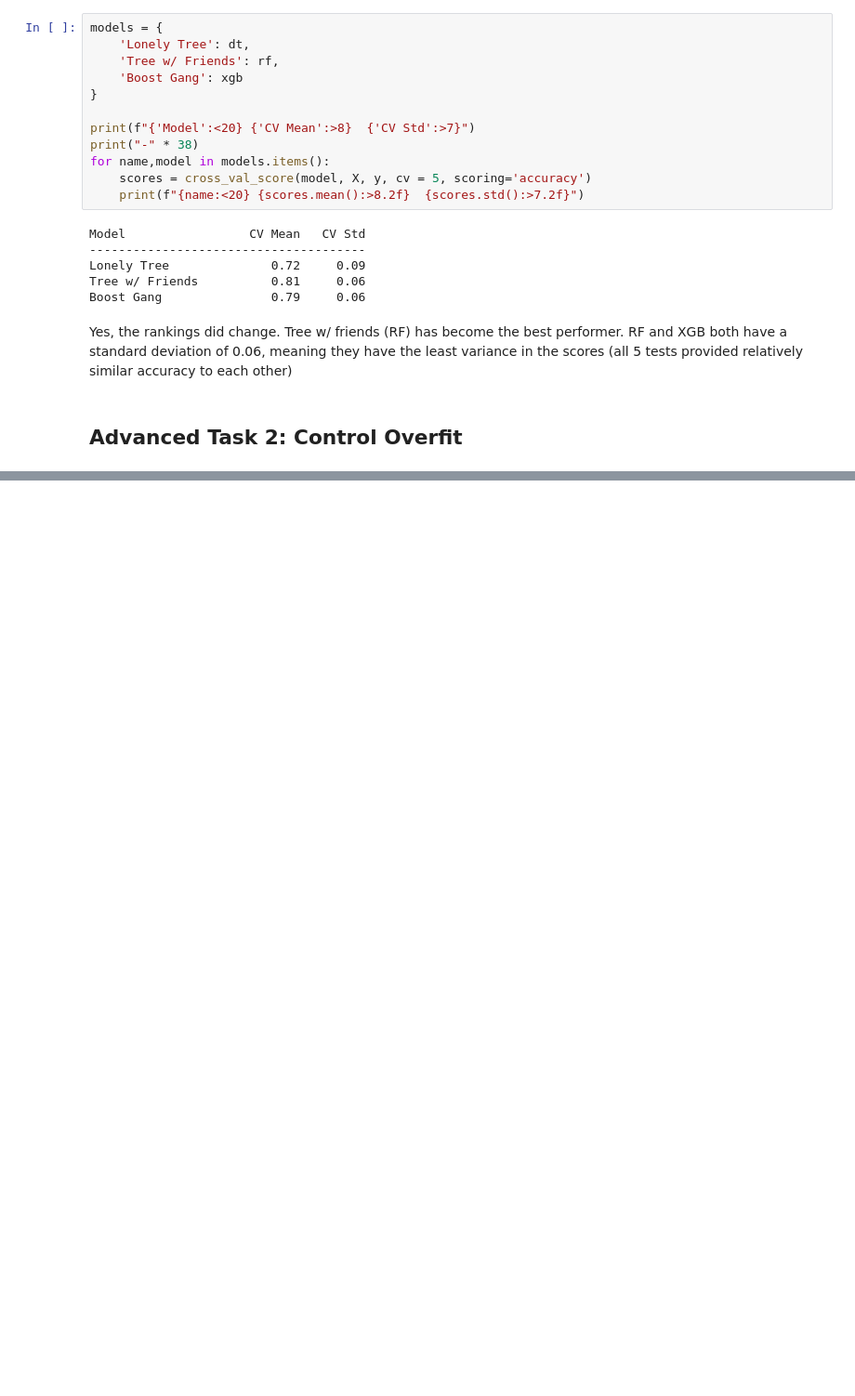
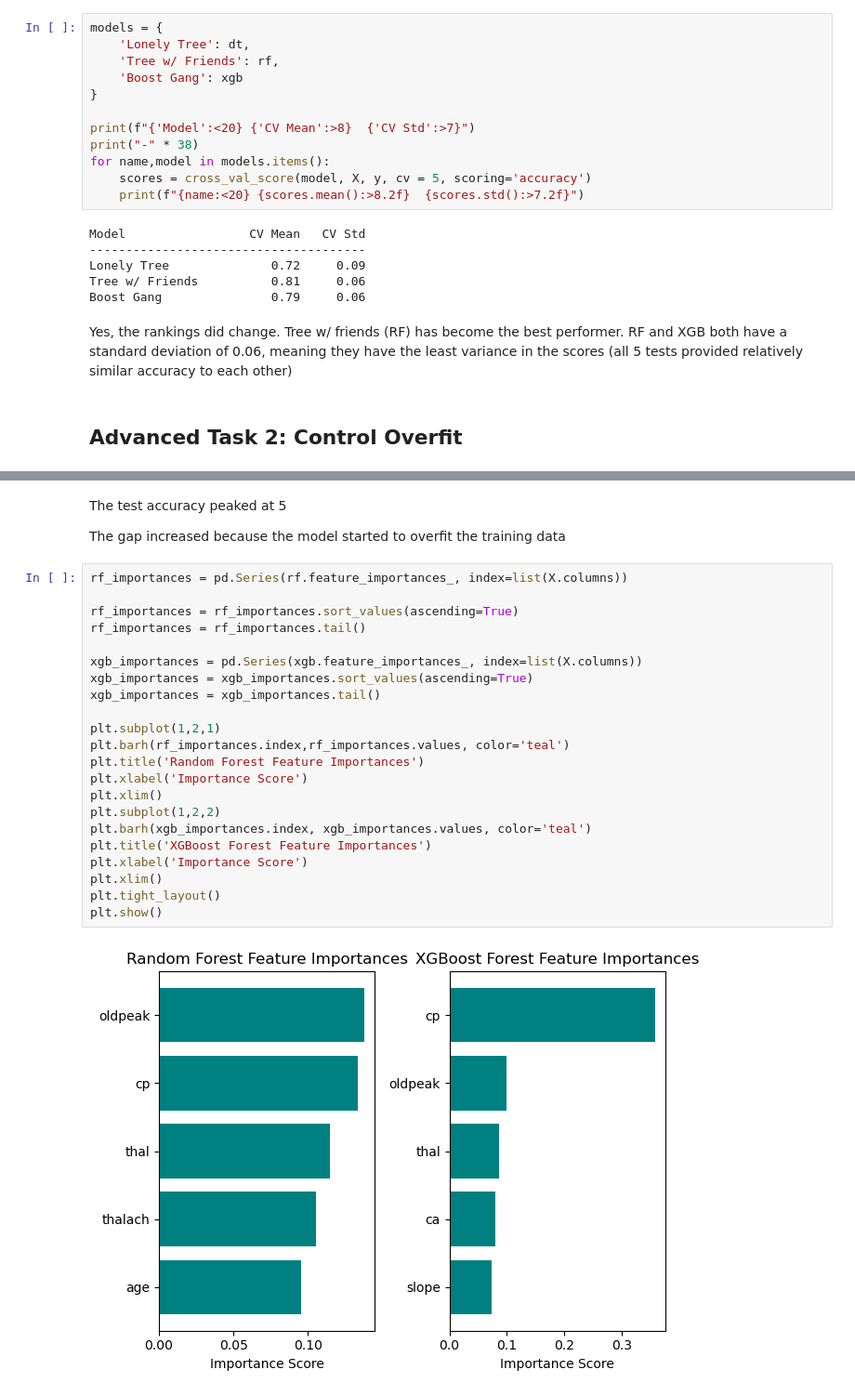
Before and after one commit to S-Shockley/MLEnsemble-Committee-of-Trees, a Jupyter notebook: TreeGathering.ipynb, the cells around one changed output, grey strips where cells are left out. Shown at 93% size. Saved outputs shown, nothing was run; the diff lists cells and outputs as text; blank space fills up the shorter version.

```diff
--- a/TreeGathering.ipynb
+++ b/TreeGathering.ipynb
@@ -207,0 +222,28 @@ for depth in depths:
+# %% [markdown]
+The test accuracy peaked at 5
+
+The gap increased because the model started to overfit the training data
+# %%
+rf_importances = pd.Series(rf.feature_importances_, index=list(X.columns))
+
+rf_importances = rf_importances.sort_values(ascending=True)
+rf_importances = rf_importances.tail()
+
+xgb_importances = pd.Series(xgb.feature_importances_, index=list(X.columns))
+xgb_importances = xgb_importances.sort_values(ascending=True)
+xgb_importances = xgb_importances.tail()
+
+plt.subplot(1,2,1)
+plt.barh(rf_importances.index,rf_importances.values, color='teal')
+plt.title('Random Forest Feature Importances')
+plt.xlabel('Importance Score')
+plt.xlim()
+plt.subplot(1,2,2)
+plt.barh(xgb_importances.index, xgb_importances.values, color='teal')
+plt.title('XGBoost Forest Feature Importances')
+plt.xlabel('Importance Score')
+plt.xlim()
+plt.tight_layout()
+plt.show()
+# %% [output]
+[figure, added]
```
Also changed, not shown: parts of 3 cells of this notebook.
